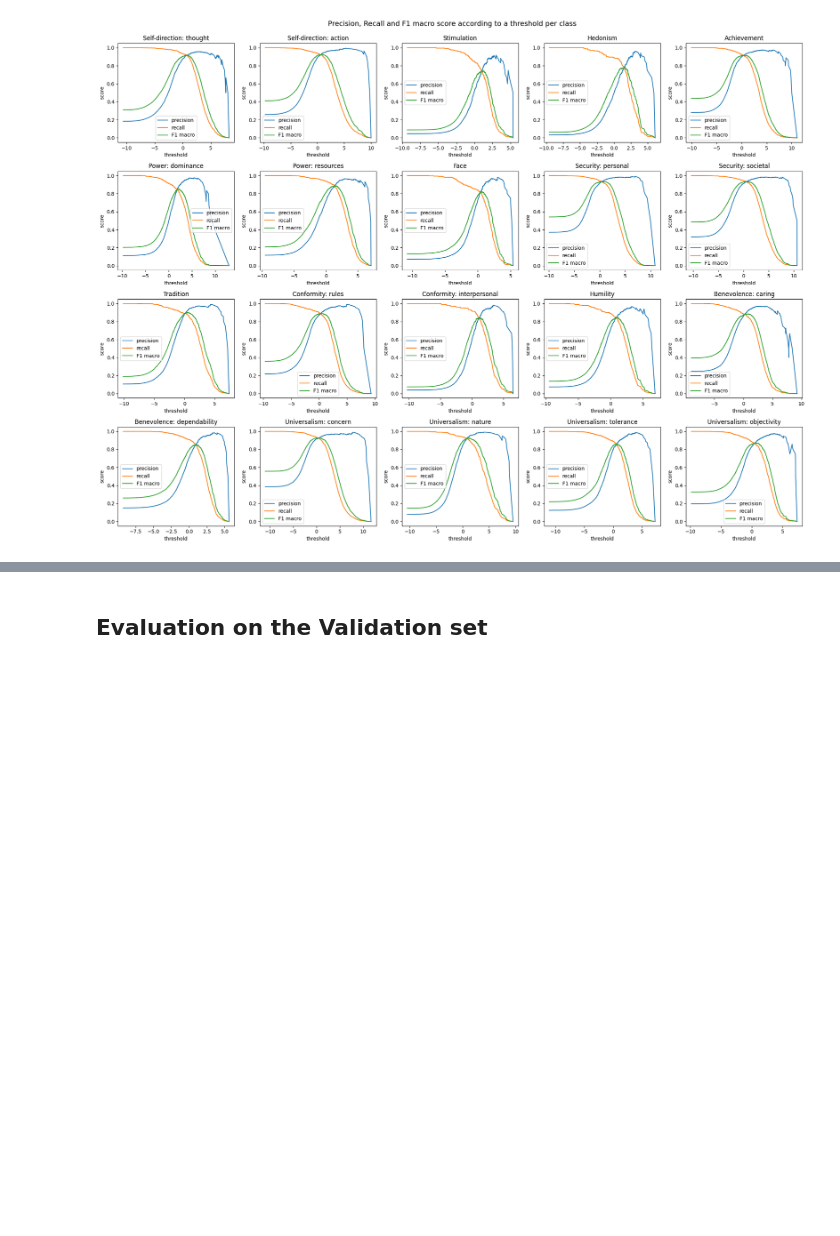
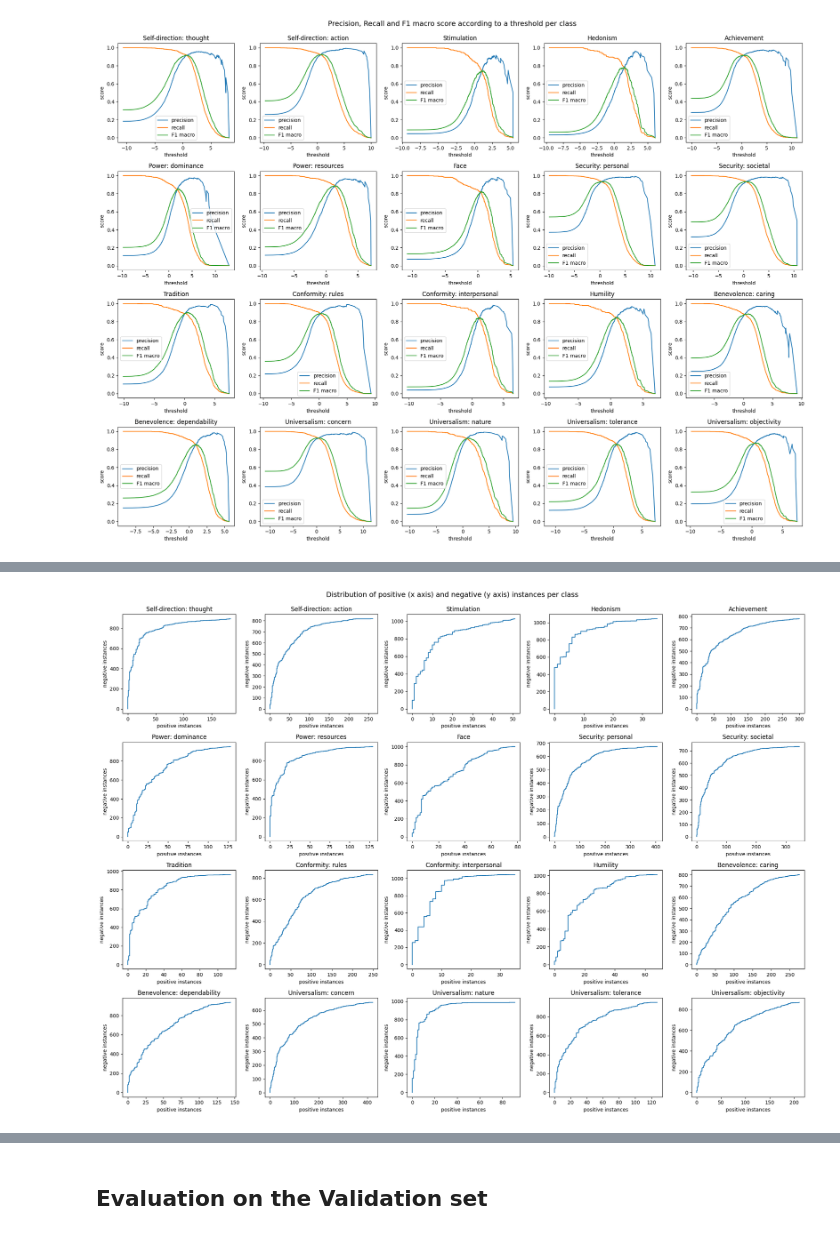
Before and after one commit to RiccardoSpolaor/NLP-project, a Jupyter notebook: 04 Main Model.ipynb, the cells around one changed output, grey strips where cells are left out. Drawn from its saved outputs; the diff is of its cells as text; code cells hidden in the pictures; blank space fills up the shorter version.

Commit message:
Update 04 Main Model.ipynb
Add test of threshold selection on the validation set.

```diff
--- a/04 Main Model.ipynb
+++ b/04 Main Model.ipynb
@@ -316,0 +358,32 @@ thresholds_per_target = np.array([s_preds[idx, i] for i, idx in enumerate(idx_ma
+# %%
+preds, y_true = get_dataset_prediction_scores(model, val_loader, DEVICE)
+
+preds = torch.tensor(preds)
+y_true = torch.tensor(y_true)
+
+# Argsort elements by non decreasing values of each column (prediction of a specific target)
+idx = torch.argsort(preds, 0)
+
+# Sort predictions and true labels based on argsort
+s_preds = torch.gather(preds, 0, idx)
+s_true = torch.gather(y_true, 0, idx)
+# %%
+# Cumulative sum of total positive and negative instances
+
+c_positive = torch.cumsum(s_true, 0)
+c_negative = torch.cumsum(1 - s_true, 0)
+# %%
+import matplotlib.pyplot as plt
+
+plt.figure(figsize=(20,15))
+plt.suptitle('Distribution of positive (x axis) and negative (y axis) instances per class\n', size=14)
+for i, l in enumerate(TARGETS):
+    ax = plt.subplot(4, 5 , i + 1)
+    ax.set_title(l)
+    ax.set_xlabel('positive instances')
+    ax.set_ylabel('negative instances')
+    ax.plot(c_positive[:,i], c_negative[:,i])
+plt.tight_layout()
+plt.show()
+# %% [output]
+[figure, added]
```
Also changed, not shown: parts of 7 cells of this notebook.
